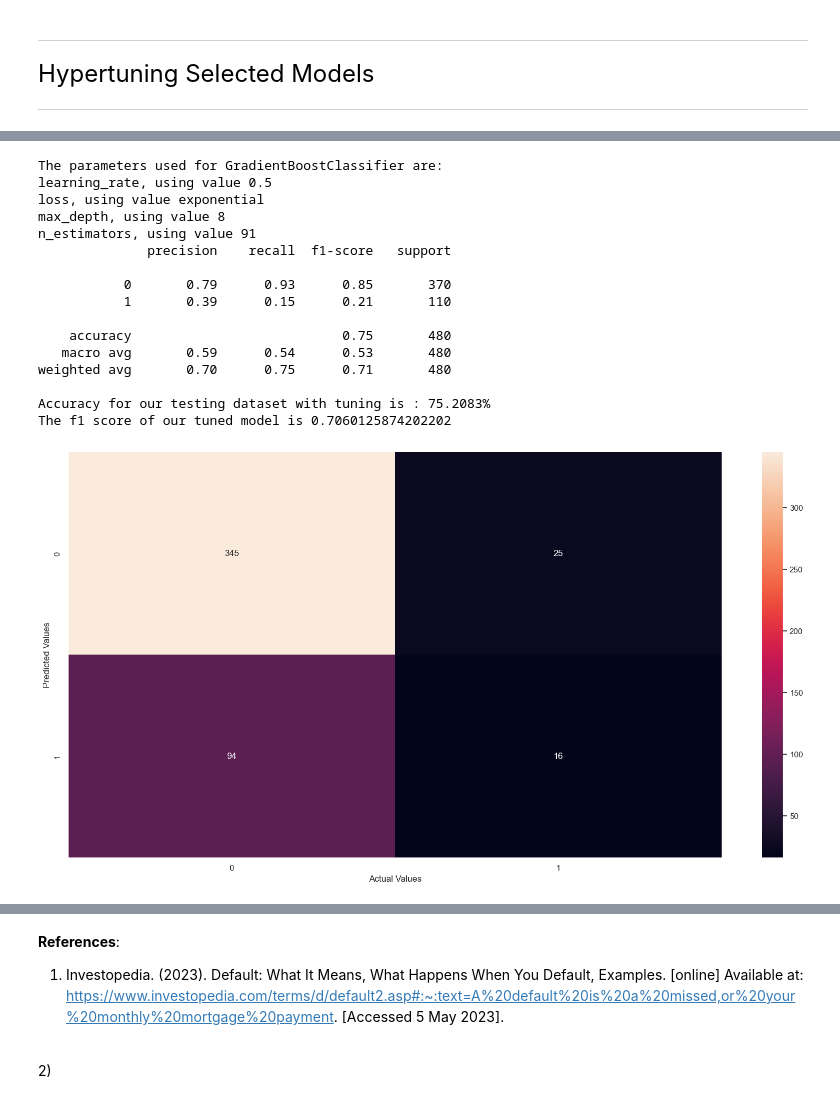
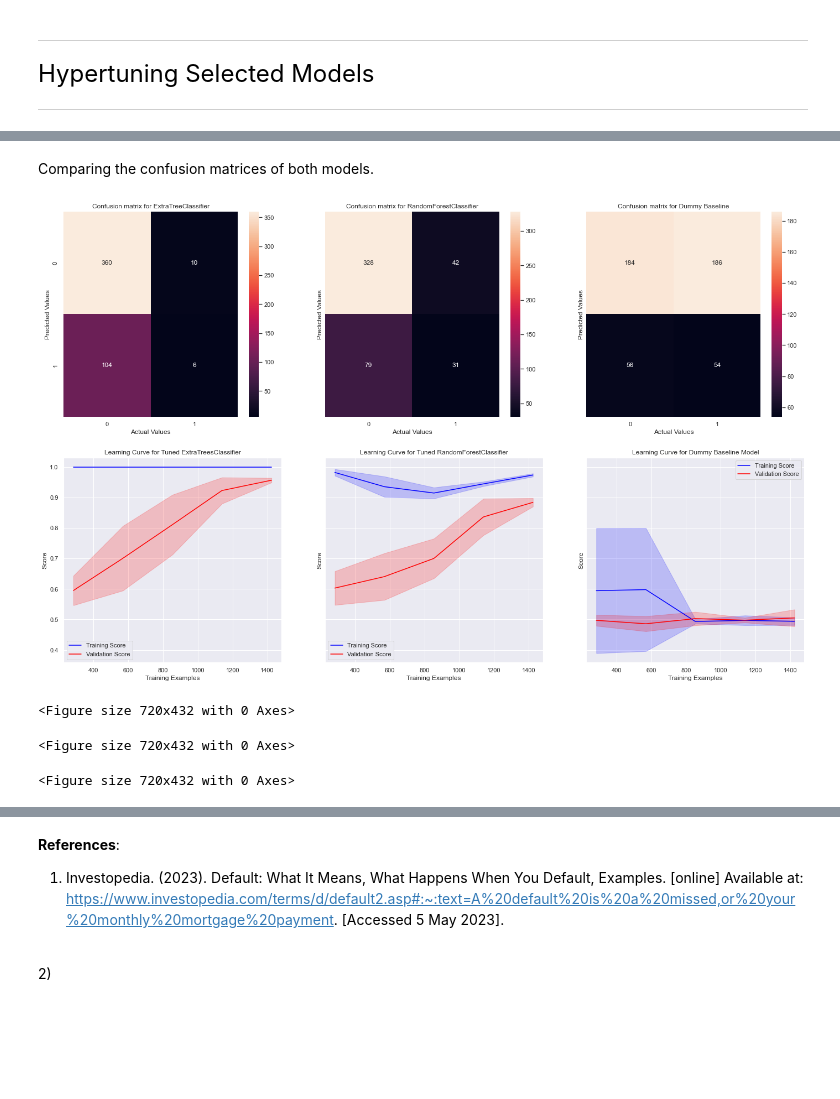
Before and after one commit to derpflections/AIML_BankDefaultClassification, a Jupyter notebook: index_classification.ipynb, the cells around one changed output, grey strips where cells are left out. Saved outputs shown, nothing was run; the diff lists cells and outputs as text; code cells hidden in the pictures; blank space fills up the shorter version.

```diff
--- a/index_classification.ipynb
+++ b/index_classification.ipynb
@@ -710,35 +752,30 @@ The f1 score of our tuned model is 0.7165931575970798
-# %%
-print(f"The parameters used for GradientBoostClassifier are:")
-for parameter in gbc_search.best_params_:
-    print(f"{parameter}, using value {gbc_search.best_params_[parameter]}")
-
-gbc = GradientBoostingClassifier(loss = gbc_search.best_params_["loss"], learning_rate = gbc_search.best_params_["learning_rate"], n_estimators = gbc_search.best_params_["n_estimators"], max_depth = gbc_search.best_params_["max_depth"])
-gbc.fit(X_train, y_train)
-gbc_y_test_hat = gbc.predict(X_test)
-test_accuracy = accuracy_score(y_test, gbc_y_test_hat) * 100
-gbc_f1_score = f1_score(y_test, gbc_y_test_hat, average = 'weighted')
-
-ax = sns.heatmap(confusion_matrix(y_test, gbc_y_test_hat), annot = True, fmt = 'g')
-print(classification_report(y_test, gbc_y_test_hat, zero_division= 0))
-ax.set(ylabel = "Predicted Values", xlabel = "Actual Values")
-
-print("Accuracy for our testing dataset with tuning is : {:.4f}%".format(test_accuracy) )
-print(f"The f1 score of our tuned model is {gbc_f1_score}")
-# %% [output]
-The parameters used for GradientBoostClassifier are:
-learning_rate, using value 0.5
-loss, using value exponential
-max_depth, using value 8
-n_estimators, using value 91
-              precision    recall  f1-score   support
-
-           0       0.79      0.93      0.85       370
-           1       0.39      0.15      0.21       110
-
-    accuracy                           0.75       480
-   macro avg       0.59      0.54      0.53       480
-weighted avg       0.70      0.75      0.71       480
-
-Accuracy for our testing dataset with tuning is : 75.2083%
-The f1 score of our tuned model is 0.7060125874202202
-[figure, removed]
+# %% [markdown]
+Comparing the confusion matrices of both models.
+# %%
+fig, ([ax0, ax1, ax2],[ax3, ax4, ax5]) = plt.subplots(2, 3, figsize = (24,15), sharey = 'row')
+
+sns.heatmap(confusion_matrix(y_test, etc_y_test), annot = True, fmt = 'g', ax = ax0)
+ax0.set_title("Confusion matrix for ExtraTreeClassifier")
+ax0.set_ylabel("Predicted Values")
+ax0.set_xlabel("Actual Values")
+
+sns.heatmap(confusion_matrix(y_test, rfc_y_test), annot = True, fmt = 'g', ax = ax1)
+ax1.set_title("Confusion matrix for RandomForestClassifier")
+ax1.set_ylabel("Predicted Values")
+ax1.set_xlabel("Actual Values")
+
+sns.heatmap(confusion_matrix(y_test,dummy_y_test_hat), annot= True, fmt = "g", ax = ax2)
+ax2.set_title("Confusion matrix for Dummy Baseline")
+ax2.set_ylabel("Predicted Values")
+ax2.set_xlabel("Actual Values")
+
+plot_learning_curve("Tuned ExtraTreesClassifier",etc_tuned, X_train, y_train, np.arange(0.2,1.1,0.2), 5, ax=ax3)
+plot_learning_curve("Tuned RandomForestClassifier",rfc_tuned, X_train, y_train, np.arange(0.2,1.1,0.2), 5, ax=ax4)
+plot_learning_curve("Dummy Baseline Model", dummy_model, X_train, y_train, np.arange(0.2,1.1,0.2), 5, ax=ax5)
+
+plt.show()
+# %% [output]
+[figure, added]
+<Figure size 720x432 with 0 Axes>
+<Figure size 720x432 with 0 Axes>
+<Figure size 720x432 with 0 Axes>
```
Also changed, not shown: parts of 38 cells of this notebook, 4 other files.
